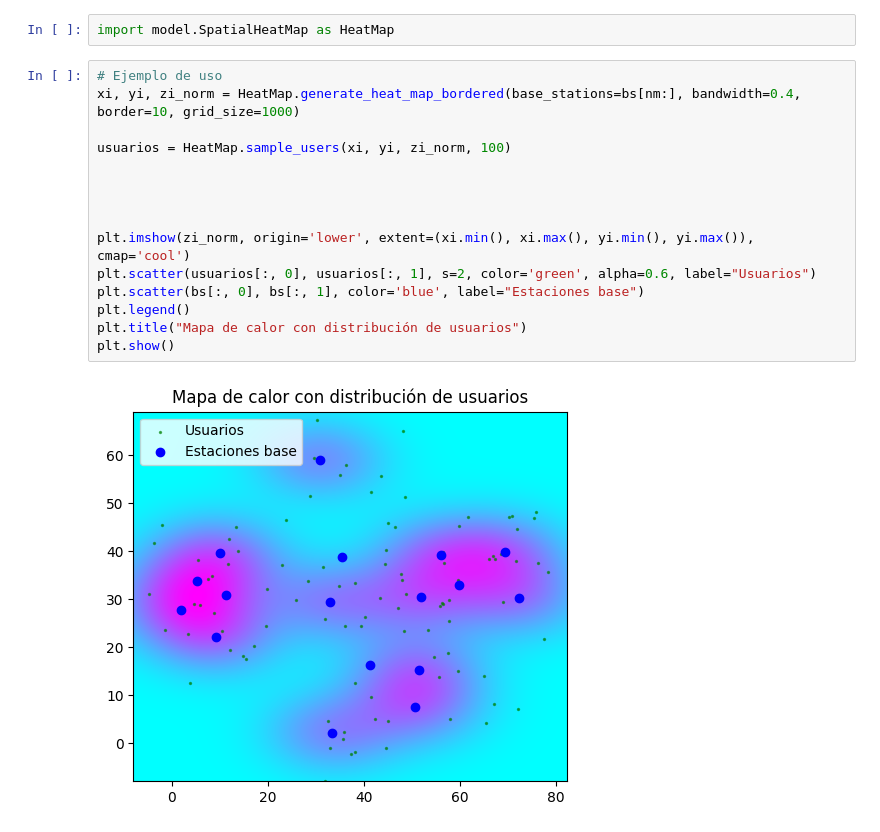
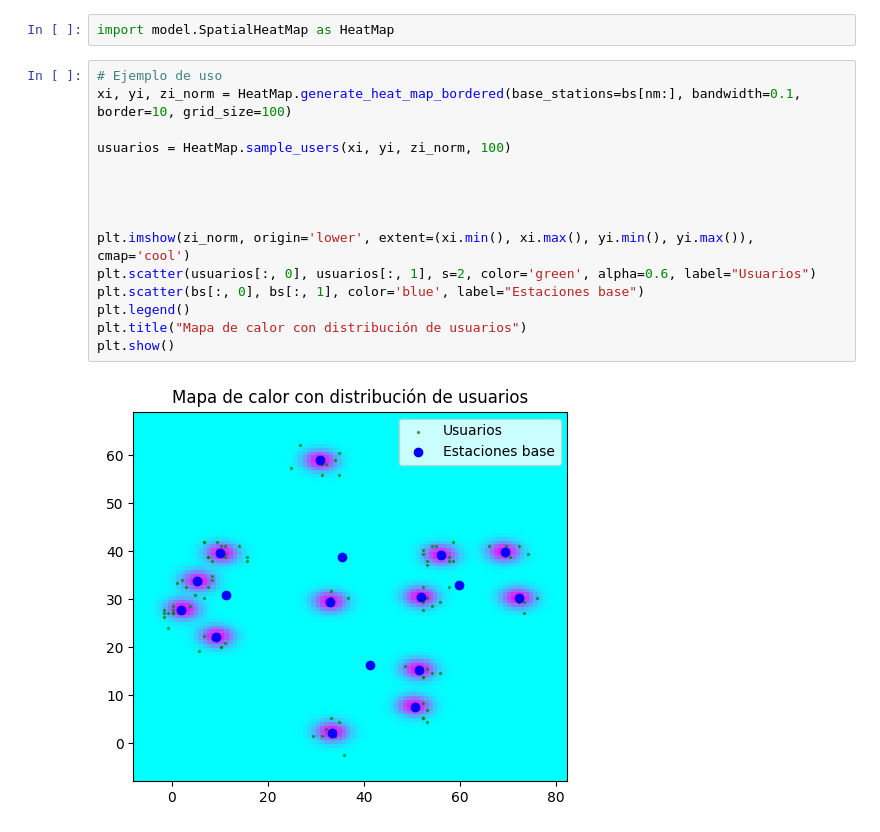
Before and after one commit to 6G-XTREME/PoF_Simulator, a Jupyter notebook: mocks/pruebas_mapa_rural/prueba mapa calor - uc 1.ipynb, the cells around one changed output. Saved outputs shown, nothing was run; the diff lists cells and outputs as text.

```diff
--- a/mocks/pruebas_mapa_rural/prueba mapa calor - uc 1.ipynb
+++ b/mocks/pruebas_mapa_rural/prueba mapa calor - uc 1.ipynb
@@ -105,18 +105,18 @@ plt.show()
 import model.SpatialHeatMap as HeatMap
 # %%
 # Ejemplo de uso
-xi, yi, zi_norm = HeatMap.generate_heat_map_bordered(base_stations=bs[nm:], bandwidth=0.4, border=10, grid_size=1000)
+xi, yi, zi_norm = HeatMap.generate_heat_map_bordered(base_stations=bs[nm:], bandwidth=0.1, border=10, grid_size=100)
 
 usuarios = HeatMap.sample_users(xi, yi, zi_norm, 100)
 
 
 
 
 plt.imshow(zi_norm, origin='lower', extent=(xi.min(), xi.max(), yi.min(), yi.max()), cmap='cool')
 plt.scatter(usuarios[:, 0], usuarios[:, 1], s=2, color='green', alpha=0.6, label="Usuarios")
 plt.scatter(bs[:, 0], bs[:, 1], color='blue', label="Estaciones base")
 plt.legend()
 plt.title("Mapa de calor con distribución de usuarios")
 plt.show()
 # %% [output]
-[figure, old version]
+[figure, new version]
```
Also changed, not shown: 3 other files.
